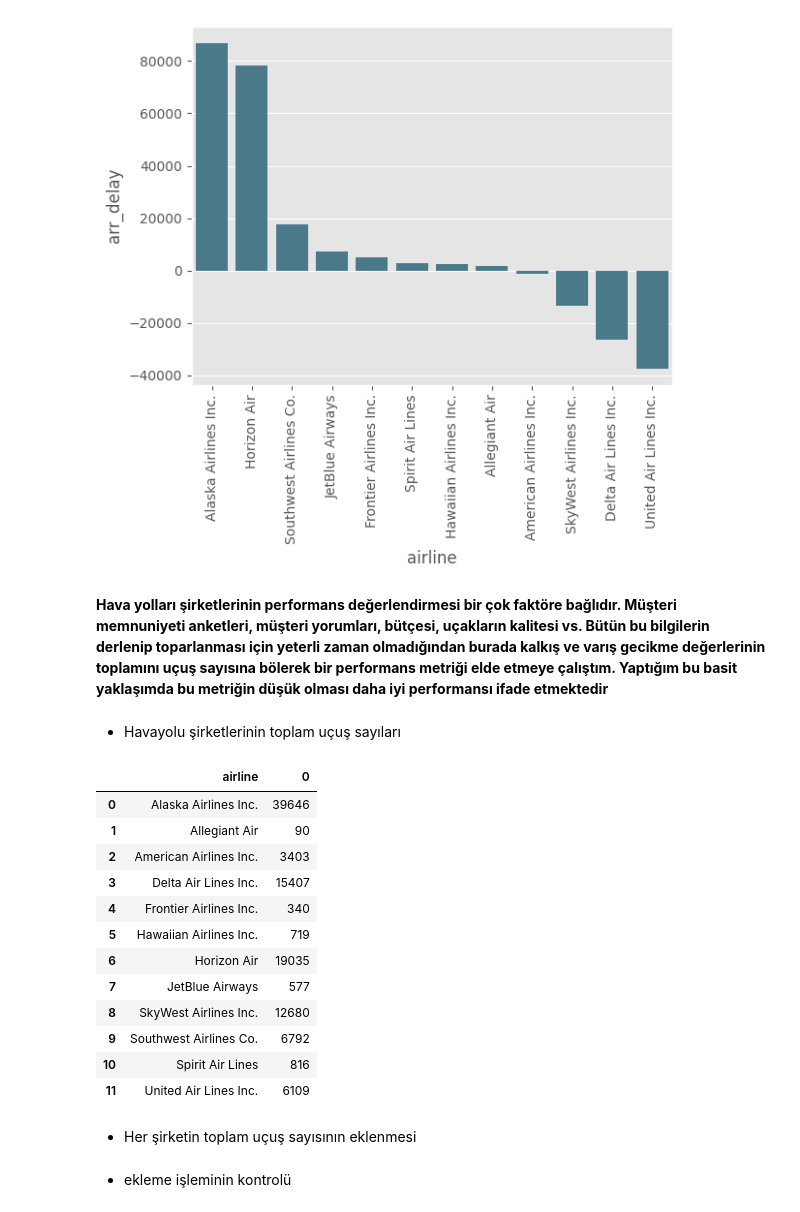
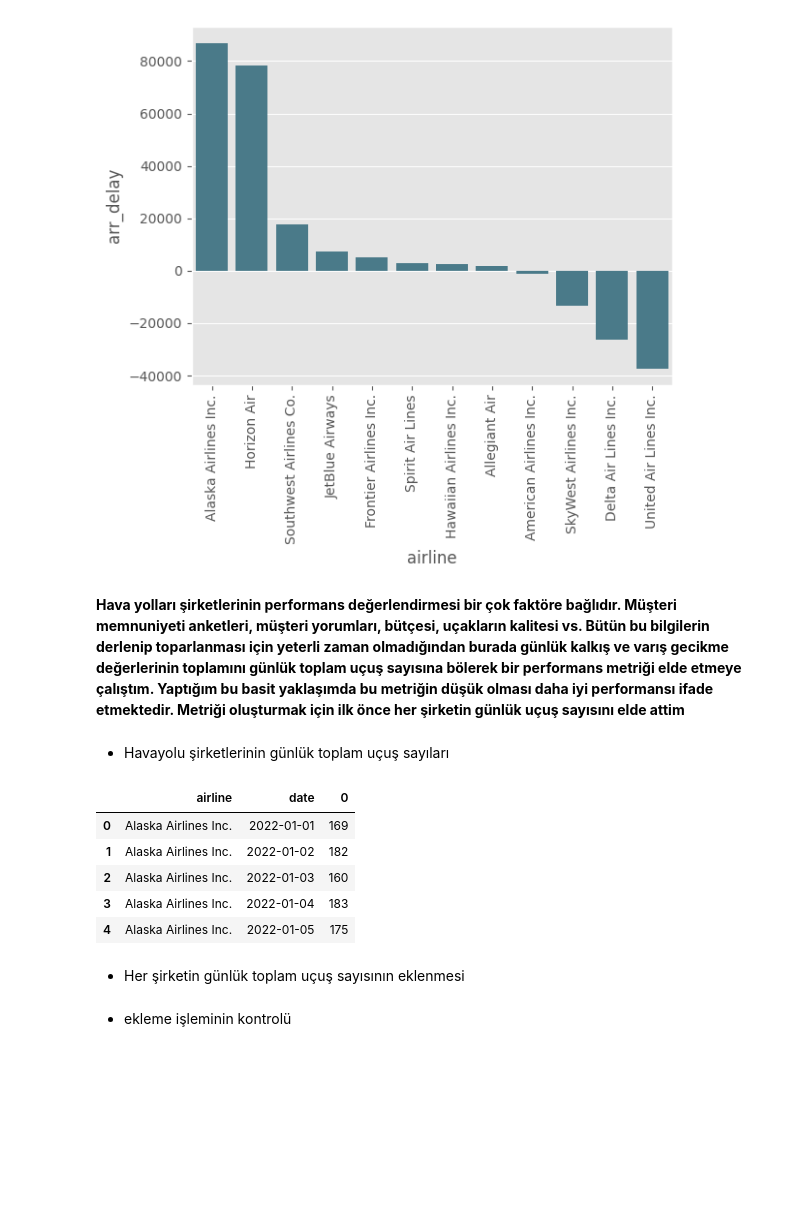
Before and after one commit to kntvrl/flights_project, a Jupyter notebook: project_notebook_ds.ipynb, the cells around one changed output. Drawn from its saved outputs; the diff is of its cells as text; code cells hidden in the pictures; blank space fills up the shorter version.

```diff
--- a/project_notebook_ds.ipynb
+++ b/project_notebook_ds.ipynb
@@ -894,25 +894,18 @@ _ = custom_barplot(df, "airline","arr_delay",sum)
 # %% [output]
 [figure]
 # %% [markdown]
-**Hava yolları şirketlerinin performans değerlendirmesi bir çok faktöre bağlıdır. Müşteri memnuniyeti anketleri, müşteri yorumları, bütçesi,  uçakların kalitesi vs. Bütün bu bilgilerin derlenip toparlanması için yeterli zaman olmadığından burada kalkış ve varış gecikme değerlerinin toplamını uçuş sayısına bölerek bir performans metriği elde etmeye çalıştım. Yaptığım bu basit yaklaşımda bu metriğin düşük olması daha iyi performansı ifade etmektedir**
+**Hava yolları şirketlerinin performans değerlendirmesi bir çok faktöre bağlıdır. Müşteri memnuniyeti anketleri, müşteri yorumları, bütçesi,  uçakların kalitesi vs. Bütün bu bilgilerin derlenip toparlanması için yeterli zaman olmadığından burada günlük kalkış ve varış gecikme değerlerinin toplamını günlük toplam uçuş sayısına bölerek bir performans metriği elde etmeye çalıştım. Yaptığım bu basit yaklaşımda bu metriğin düşük olması daha iyi performansı ifade etmektedir. Metriği oluşturmak için ilk önce her şirketin günlük uçuş sayısını elde attim**
 # %% [markdown]
-- Havayolu şirketlerinin toplam uçuş sayıları
+- Havayolu şirketlerinin günlük toplam uçuş sayıları
 # %%
-df.groupby("airline").size().reset_index()
+df.groupby(["airline","date"]).size().reset_index().head()
 # %% [output]
-|  | airline | 0 |
-| 0 | Alaska Airlines Inc. | 39646 |
-| 1 | Allegiant Air | 90 |
-| 2 | American Airlines Inc. | 3403 |
-| 3 | Delta Air Lines Inc. | 15407 |
-| 4 | Frontier Airlines Inc. | 340 |
-| 5 | Hawaiian Airlines Inc. | 719 |
-| 6 | Horizon Air | 19035 |
-| 7 | JetBlue Airways | 577 |
-| 8 | SkyWest Airlines Inc. | 12680 |
-| 9 | Southwest Airlines Co. | 6792 |
-| 10 | Spirit Air Lines | 816 |
-| 11 | United Air Lines Inc. | 6109 |
+|  | airline | date | 0 |
+| 0 | Alaska Airlines Inc. | 2022-01-01 | 169 |
+| 1 | Alaska Airlines Inc. | 2022-01-02 | 182 |
+| 2 | Alaska Airlines Inc. | 2022-01-03 | 160 |
+| 3 | Alaska Airlines Inc. | 2022-01-04 | 183 |
+| 4 | Alaska Airlines Inc. | 2022-01-05 | 175 |
 # %% [markdown]
-- Her şirketin toplam uçuş sayısının eklenmesi
+- Her şirketin günlük toplam uçuş sayısının eklenmesi
 # %%
```
Also changed, not shown: parts of 43 cells of this notebook.
